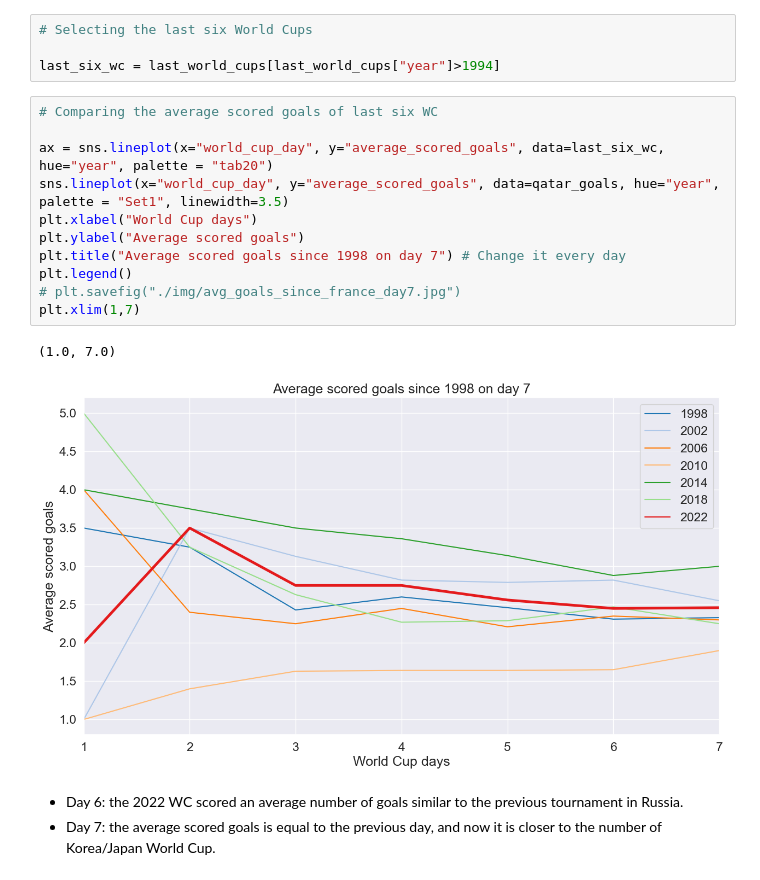
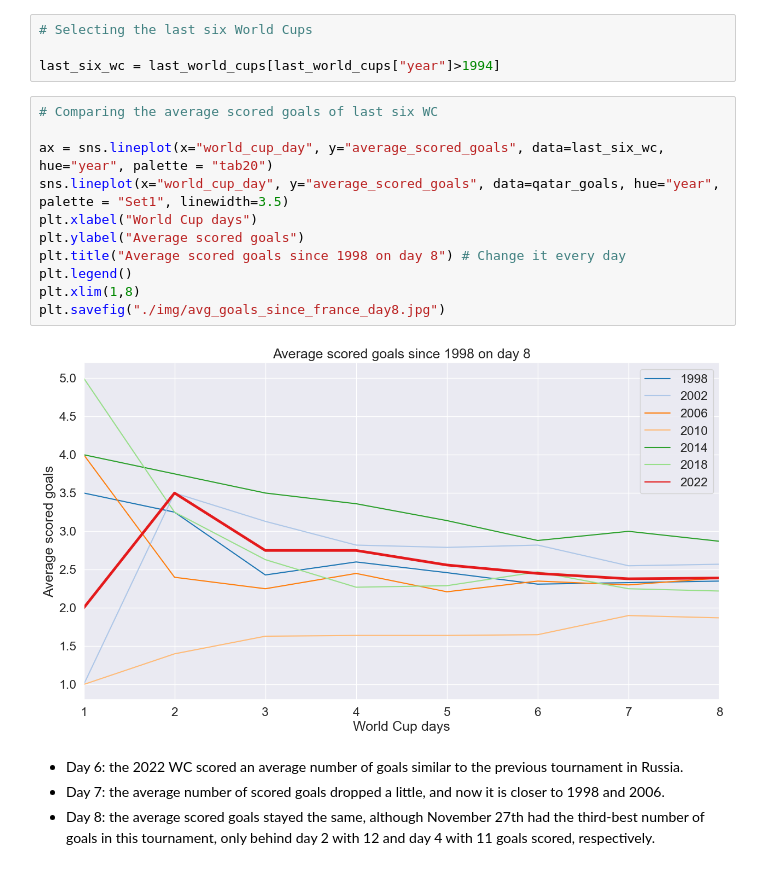
Before and after one commit to hanada-stephan/fifa_world_cup_analysis, a Jupyter notebook: world_cup_analysis.ipynb, the cells around one changed output. Cells and saved outputs as stored; diff of their text form.

```diff
--- a/world_cup_analysis.ipynb
+++ b/world_cup_analysis.ipynb
@@ -215,19 +215,19 @@ last_six_wc = last_world_cups[last_world_cups["year"]>1994]
 # %%
 # Comparing the average scored goals of last six WC
 
 ax = sns.lineplot(x="world_cup_day", y="average_scored_goals", data=last_six_wc, hue="year", palette = "tab20")
 sns.lineplot(x="world_cup_day", y="average_scored_goals", data=qatar_goals, hue="year", palette = "Set1", linewidth=3.5)
 plt.xlabel("World Cup days")
 plt.ylabel("Average scored goals")
-plt.title("Average scored goals since 1998 on day 7") # Change it every day
+plt.title("Average scored goals since 1998 on day 8") # Change it every day
 plt.legend()
-# plt.savefig("./img/avg_goals_since_france_day7.jpg")
-plt.xlim(1,7)
+plt.xlim(1,8)
+plt.savefig("./img/avg_goals_since_france_day8.jpg")
 # %% [output]
-(1.0, 7.0)
-[figure, old version]
+[figure, new version]
 # %% [markdown]
 - Day 6: the 2022 WC scored an average number of goals similar to the previous tournament in Russia.
-- Day 7: the average scored goals is equal to the previous day, and now it is closer to the number of Korea/Japan World Cup.
+- Day 7: the average number of scored goals dropped a little, and now it is closer to 1998 and 2006.
+- Day 8: the average scored goals stayed the same, although November 27th had the third-best number of goals in this tournament, only behind day 2 with 12 and day 4 with 11 goals scored, respectively.
 # %%
 # Comparing the total number of scored goals of last six WC
```
Also changed, not shown: parts of 3 cells of this notebook.
